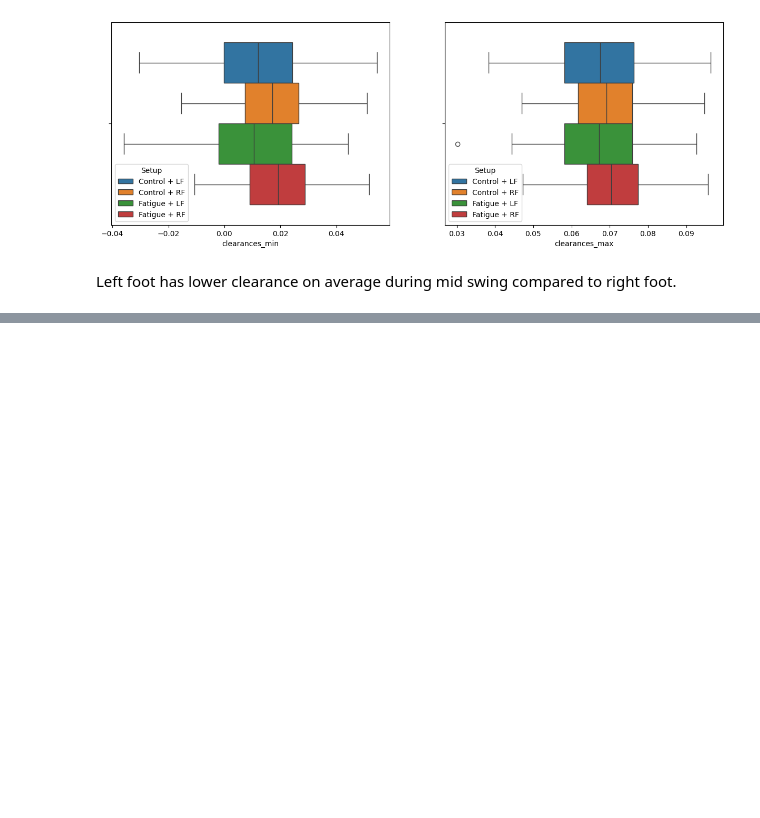
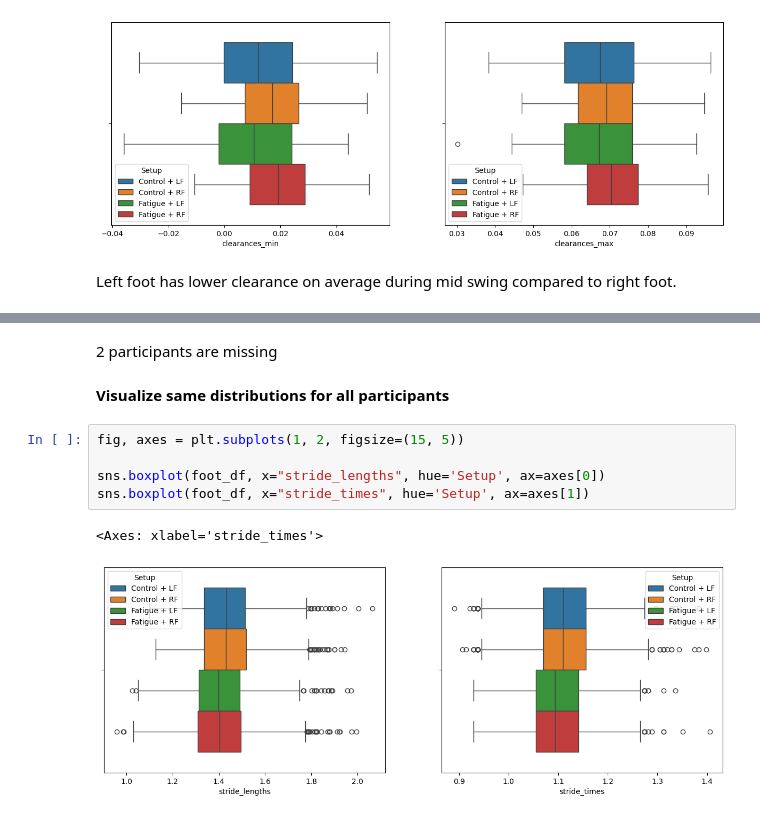
Before and after one commit to abhi-neelam/Fatigue-Detection, a Jupyter notebook: notebooks/gait_parameters_eda.ipynb, the cells around one changed output, grey strips where cells are left out. Drawn from its saved outputs; the diff is of its cells as text; blank space fills up the shorter version.

```diff
--- a/notebooks/gait_parameters_eda.ipynb
+++ b/notebooks/gait_parameters_eda.ipynb
@@ -112,0 +168,12 @@ Left foot has lower clearance on average during mid swing compared to right foot
+# %% [markdown]
+2 participants are missing
+# %% [markdown]
+**Visualize same distributions for all participants**
+# %%
+fig, axes = plt.subplots(1, 2, figsize=(15, 5))
+
+sns.boxplot(foot_df, x="stride_lengths", hue='Setup', ax=axes[0])
+sns.boxplot(foot_df, x="stride_times", hue='Setup', ax=axes[1])
+# %% [output]
+<Axes: xlabel='stride_times'>
+[figure, added]
```
Also changed, not shown: parts of 16 cells of this notebook.
